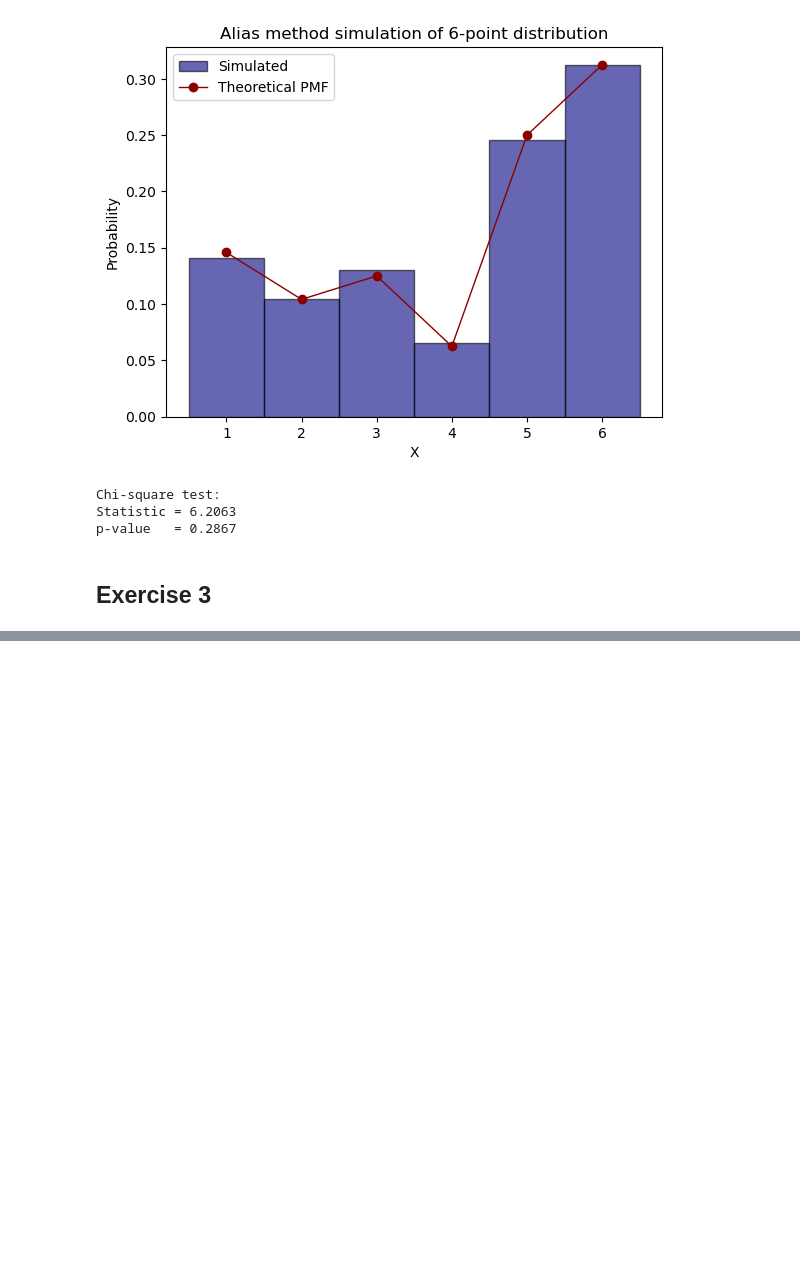
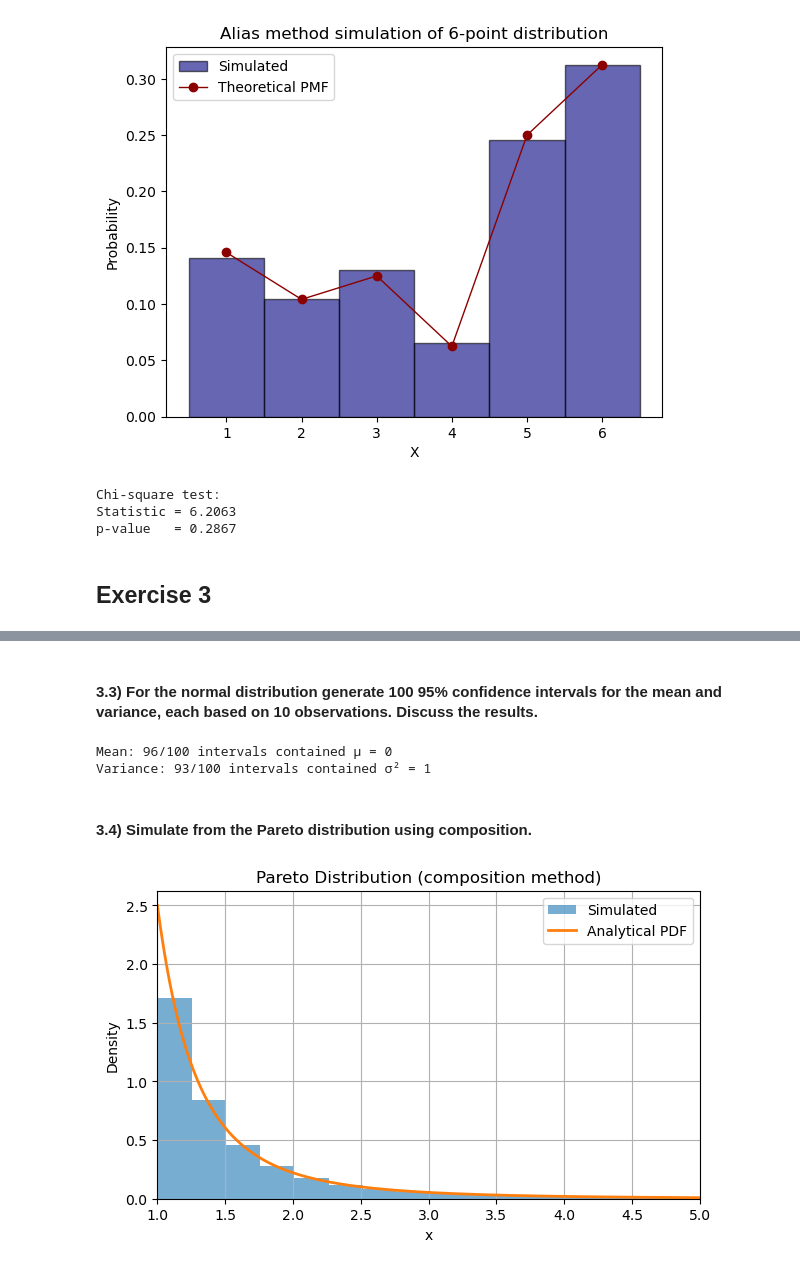
Before and after one commit to rikkeals/Stochastic_Simulation, a Jupyter notebook: Exercises.ipynb, the cells around one changed output, grey strips where cells are left out. Drawn from its saved outputs; the diff is of its cells as text; code cells hidden in the pictures; blank space fills up the shorter version.

```diff
--- a/Exercises.ipynb
+++ b/Exercises.ipynb
@@ -912,0 +1094,78 @@ p-value   = 0.2867
+# %% [markdown]
+#### 3.3) For the normal distribution generate 100 95% confidence intervals for the mean and variance, each based on 10 observations. Discuss the results.
+# %%
+import numpy as np
+from scipy.stats import t, chi2
+
+# Settings
+seed = 42
+np.random.seed(seed)
+n_intervals = 100
+sample_size = 10
+mu_true = 0
+sigma2_true = 1
+
+mean_contains = 0
+var_contains = 0
+
+mean_intervals = []
+var_intervals = []
+
+
+
+for _ in range(n_intervals):
+    sample = simulate_normal_box_muller(sample_size)
+    # Calculate sample mean and unbiased variance
+    x_bar = np.mean(sample)
+    s2 = np.var(sample, ddof=1)  # unbiased variance
+
+    # 95% CI for mean using t-distribution
+    t_crit = t.ppf(0.975, df=sample_size - 1)
+    se = np.sqrt(s2 / sample_size)
+    mean_ci = (x_bar - t_crit * se, x_bar + t_crit * se)
+    mean_contains += mean_ci[0] <= mu_true <= mean_ci[1]
+    mean_intervals.append(mean_ci)
+
+    # 95% CI for variance using chi-squared distribution
+    chi2_lower = chi2.ppf(0.025, df=sample_size - 1)
+    chi2_upper = chi2.ppf(0.975, df=sample_size - 1)
+    var_ci = ((sample_size - 1) * s2 / chi2_upper, (sample_size - 1) * s2 / chi2_lower)
+    var_contains += var_ci[0] <= sigma2_true <= var_ci[1]
+    var_intervals.append(var_ci)
+
+print(f"Mean: {mean_contains}/100 intervals contained μ = {mu_true}")
+print(f"Variance: {var_contains}/100 intervals contained σ² = {sigma2_true}")
+# %% [output]
+Mean: 96/100 intervals contained μ = 0
+Variance: 93/100 intervals contained σ² = 1
+# %% [markdown]
+#### 3.4) Simulate from the Pareto distribution using composition.
+# %%
+import numpy as np
+import matplotlib.pyplot as plt
+
+np.random.seed(23798)
+
+def pareto_composition(n, k=2.5, beta=1.0):
+    u = np.random.uniform(0, 1, n)
+    return beta * (u ** (-1 / k))
+
+# Simulate samples
+n = 10000
+samples = pareto_composition(n, k=2.5, beta=1.0)
+
+# Plot histogram and analytical PDF with subplots
+x_vals = x_vals_p  # Use the already defined x_vals_p for consistency
+
+plt.figure(figsize=(7, 4))
+plt.hist(samples, bins=100, density=True, alpha=0.6, label='Simulated')
+plt.plot(x_vals, (2.5 * 1.0**2.5) / (x_vals ** (2.5 + 1)) * (x_vals >= 1.0), label='Analytical PDF', linewidth=2)
+plt.title('Pareto Distribution (composition method)')
+plt.xlabel('x')
+plt.ylabel('Density')
+plt.xlim(1, 5)
+plt.legend()
+plt.grid(True)
+plt.show()
+# %% [output]
+[figure, added]
```
Also changed, not shown: parts of 6 cells of this notebook.
